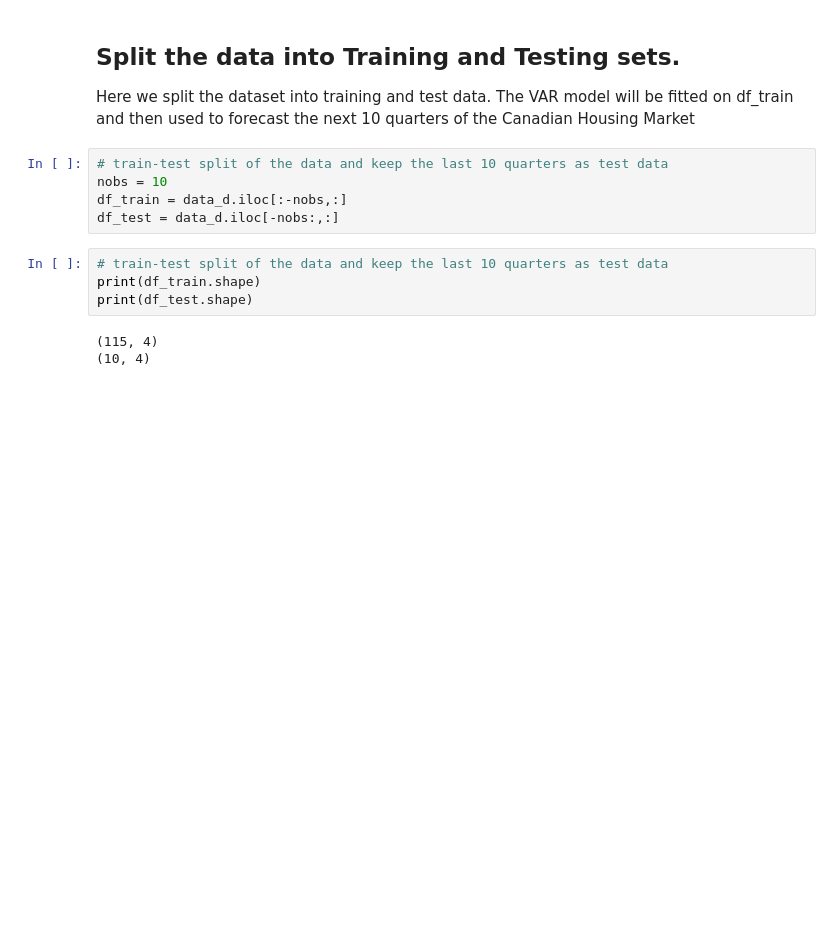
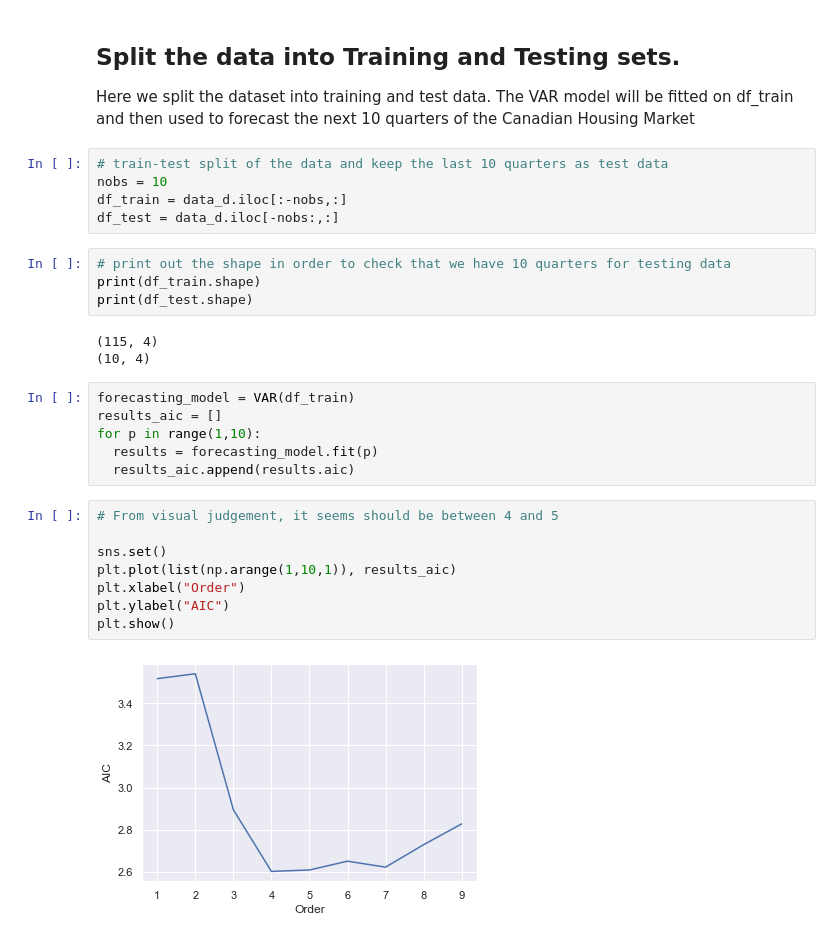
Before and after one commit to benjaminweymouth/Housing-Market-Forecasting-Time-Series-Analysis, a Jupyter notebook: Python Code/Qualitative_Multivariate Time Series.ipynb, the cells around one changed output. Drawn from its saved outputs; the diff is of its cells as text; blank space fills up the shorter version.

```diff
--- a/Python Code/Qualitative_Multivariate Time Series.ipynb
+++ b/Python Code/Qualitative_Multivariate Time Series.ipynb
@@ -673,9 +673,25 @@ nobs = 10
 df_train = data_d.iloc[:-nobs,:]
 df_test = data_d.iloc[-nobs:,:]
 # %%
-# train-test split of the data and keep the last 10 quarters as test data
+# print out the shape in order to check that we have 10 quarters for testing data
 print(df_train.shape)
 print(df_test.shape)
 # %% [output]
 (115, 4)
 (10, 4)
+# %%
+forecasting_model = VAR(df_train)
+results_aic = []
+for p in range(1,10):
+  results = forecasting_model.fit(p)
+  results_aic.append(results.aic)
+# %%
+# From visual judgement, it seems should be between 4 and 5
+
+sns.set()
+plt.plot(list(np.arange(1,10,1)), results_aic)
+plt.xlabel("Order")
+plt.ylabel("AIC")
+plt.show()
+# %% [output]
+[figure, added]
```
Also changed, not shown: parts of 3 cells of this notebook.
